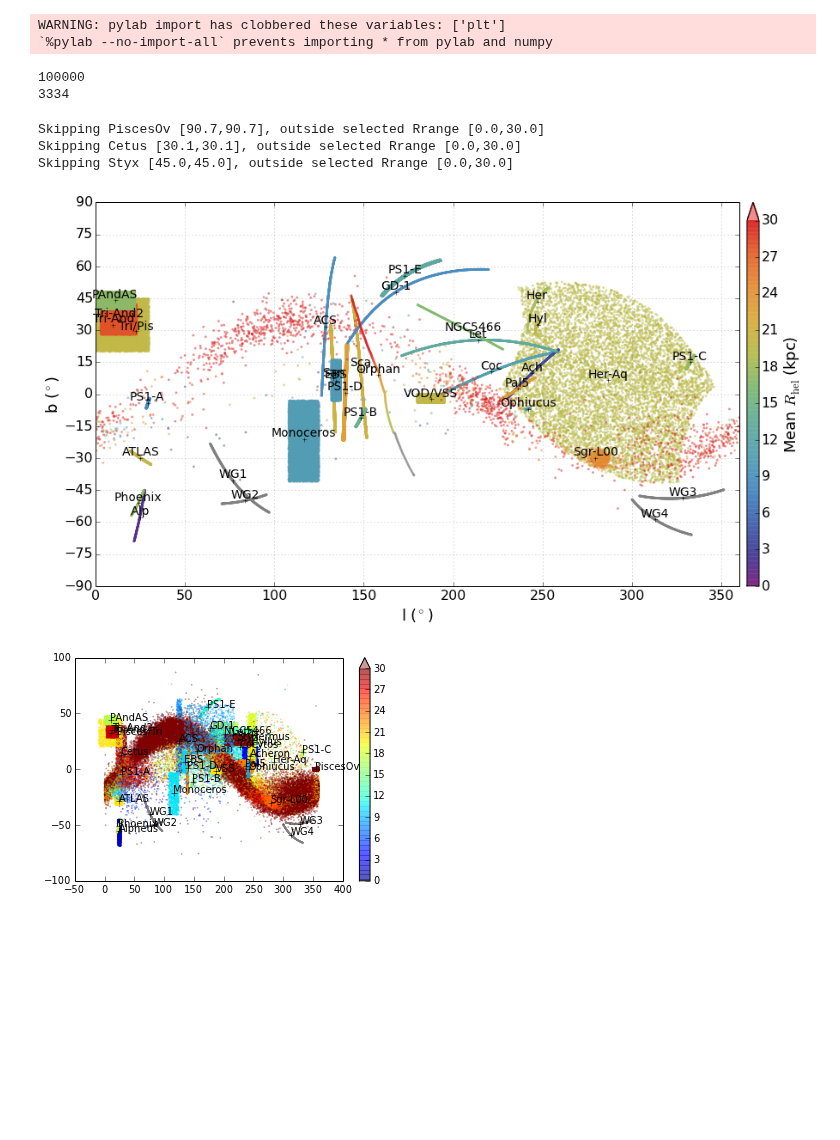
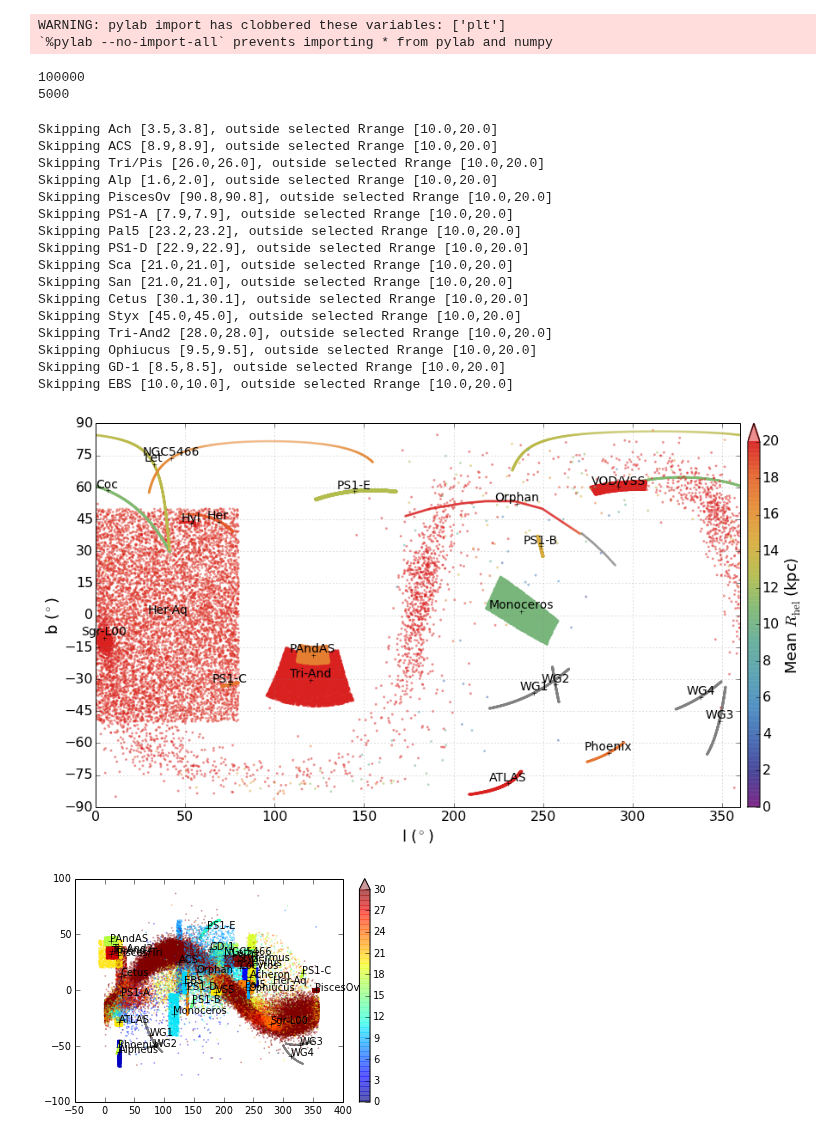
Before and after one commit to cmateu/galstreams, a Jupyter notebook: plot_mwstreams.ipynb, the cells around one changed output. Saved outputs shown, nothing was run; the diff lists cells and outputs as text; code cells hidden in the pictures; blank space fills up the shorter version.

```diff
--- a/plot_mwstreams.ipynb
+++ b/plot_mwstreams.ipynb
@@ -311,38 +15,51 @@ for i in mwsts.keys():
     if i in nnot : mwsts[i].name=mwsts[i].name[:3]
 # %%
 print mwsts['Sgr-L00'].ra.size
-mask=np.arange(mwsts['Sgr-L00'].ra.size)[::30]
+mask=np.arange(mwsts['Sgr-L00'].ra.size)[::20]
 mwsts['Sgr-L00'].mask_footprint(mask)
 print mwsts['Sgr-L00'].ra.size
 # %% [output]
 100000
-3334
+5000
 # %%
 plt.rc('font', size=14)
 plt.rc('axes', labelsize=18)
 plt.rc('xtick', labelsize=16)
 plt.rc('ytick', labelsize=16)
 
 fig=plt.figure(1,figsize=(16,8))
 ax=fig.add_subplot(111)
 my_cmap=myutils.get_sron_rainbow(N=12)
 my_cmap.set_under('gray')
 ckws=dict(cmap=my_cmap,vmax=30.)
 colorbar_kwargs=dict(pad=0.01,label='Mean $R_{\mathrm{hel}}$ (kpc)',aspect=30.)
-mwsts.plot_stream_compilation(ax,scat_kwargs=ckws,verbose=True,plot_colorbar=True,cootype='equ',
-                              cb_kwargs=colorbar_kwargs,exclude_streams=[],Rrange=[0.,30.])
+mwsts.plot_stream_compilation(ax,scat_kwargs=ckws,verbose=True,plot_colorbar=True,cootype='gal',
+                              cb_kwargs=colorbar_kwargs,exclude_streams=[],Rrange=[10.,20.])
 ax.grid()
 ax.set_xlabel('l ($^\circ$)')
 ax.set_ylabel('b ($^\circ$)')
 ax.set_xlim(0.,360.)
 ax.set_ylim(-90,90.)
 majorLocator=plt.MultipleLocator(15.)
 ax.yaxis.set_major_locator(majorLocator)
 # %% [output]
-Skipping PiscesOv [90.7,90.7], outside selected Rrange [0.0,30.0]
-Skipping Cetus [30.1,30.1], outside selected Rrange [0.0,30.0]
-Skipping Styx [45.0,45.0], outside selected Rrange [0.0,30.0]
+Skipping Ach [3.5,3.8], outside selected Rrange [10.0,20.0]
+Skipping ACS [8.9,8.9], outside selected Rrange [10.0,20.0]
+Skipping Tri/Pis [26.0,26.0], outside selected Rrange [10.0,20.0]
+Skipping Alp [1.6,2.0], outside selected Rrange [10.0,20.0]
+Skipping PiscesOv [90.8,90.8], outside selected Rrange [10.0,20.0]
+Skipping PS1-A [7.9,7.9], outside selected Rrange [10.0,20.0]
+Skipping Pal5 [23.2,23.2], outside selected Rrange [10.0,20.0]
+Skipping PS1-D [22.9,22.9], outside selected Rrange [10.0,20.0]
+Skipping Sca [21.0,21.0], outside selected Rrange [10.0,20.0]
+Skipping San [21.0,21.0], outside selected Rrange [10.0,20.0]
+Skipping Cetus [30.1,30.1], outside selected Rrange [10.0,20.0]
+Skipping Styx [45.0,45.0], outside selected Rrange [10.0,20.0]
+Skipping Tri-And2 [28.0,28.0], outside selected Rrange [10.0,20.0]
+Skipping Ophiucus [9.5,9.5], outside selected Rrange [10.0,20.0]
+Skipping GD-1 [8.5,8.5], outside selected Rrange [10.0,20.0]
+Skipping EBS [10.0,10.0], outside selected Rrange [10.0,20.0]
-[figure, old version]
+[figure, new version]
 # %%
 cmapp=plt.cm.jet
 cmapp.set_under('gray')
```
Also changed, not shown: parts of 3 cells of this notebook, 1 other file.
